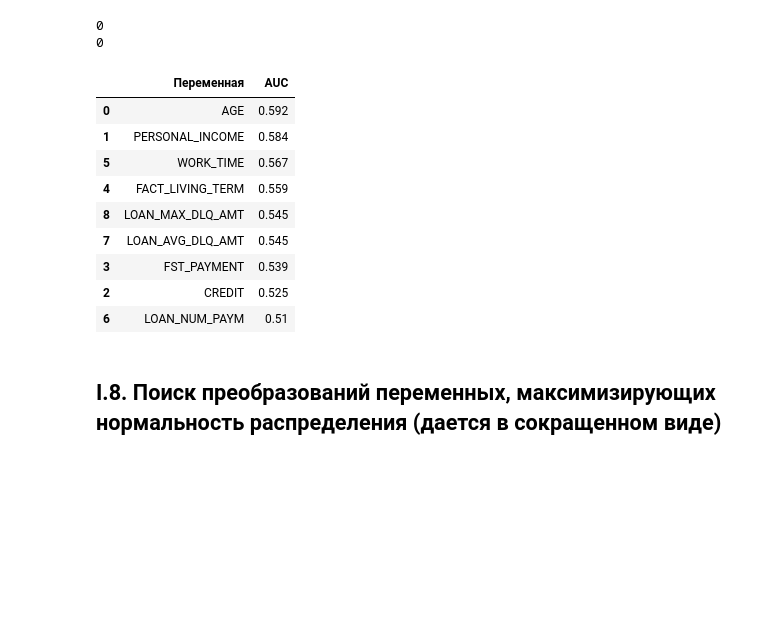
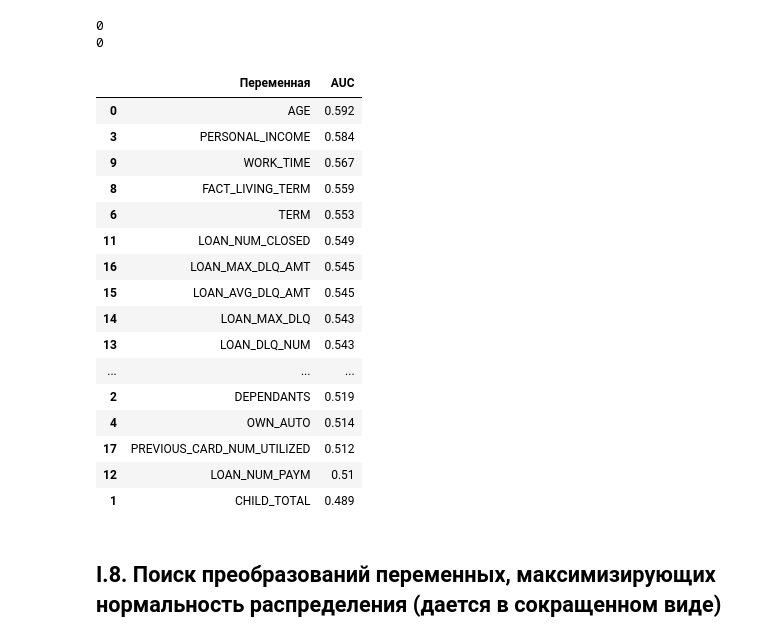
Before and after one commit to Gewissta/LP, a Jupyter notebook: Notebooks/Приложение 5_Пример предварительной подготовки данных (Конкурсная задача предсказания отклика ОТП Банка).ipynb, the cells around one changed output. Saved outputs shown, nothing was run; the diff lists cells and outputs as text; code cells hidden in the pictures; blank space fills up the shorter version.

```diff
--- a/Notebooks/Приложение 5_Пример предварительной подготовки данных (Конкурсная задача предсказания отклика ОТП Банка).ipynb
+++ b/Notebooks/Приложение 5_Пример предварительной подготовки данных (Конкурсная задача предсказания отклика ОТП Банка).ipynb
@@ -98,16 +98,16 @@ memory usage: 6.0+ MB
 # если в интересующей нас переменной есть пропуск
 # или при этом переменная SOCSTATUS_PENS_FL имеет значение 1,
 # заменяем такие пропуски меткой "Не указано"
-data['GEN_INDUSTRY'] = np.where(data['GEN_INDUSTRY'].isnull()
+data['GEN_INDUSTRY'] = np.where((data['GEN_INDUSTRY'].isnull())
                                 | (data['SOCSTATUS_PENS_FL'] == 1),
                                 'Не указано', data['GEN_INDUSTRY'])
-data['GEN_TITLE'] = np.where(data['GEN_TITLE'].isnull()
+data['GEN_TITLE'] = np.where((data['GEN_TITLE'].isnull())
                              | (data['SOCSTATUS_PENS_FL'] == 1),
                              'Не указано', data['GEN_TITLE'])
-data['ORG_TP_STATE'] = np.where(data['ORG_TP_STATE'].isnull()
+data['ORG_TP_STATE'] = np.where((data['ORG_TP_STATE'].isnull())
                                 | (data['SOCSTATUS_PENS_FL'] == 1),
                                 'Не указано', data['ORG_TP_STATE'])
-data['ORG_TP_FCAPITAL'] = np.where(data['ORG_TP_FCAPITAL'].isnull()
+data['ORG_TP_FCAPITAL'] = np.where((data['ORG_TP_FCAPITAL'].isnull())
                                    | (data['SOCSTATUS_PENS_FL'] == 1),
                                    'Не указано', data['ORG_TP_FCAPITAL'])
 
@@ -202,8 +202,7 @@ data.at[data['REGION_NM'] == 'ПОВОЛЖСКИЙ', 'REGION_NM'] = 'ПРИВО
 
 # записываем редкие категории в одну отдельную категорию
 for i in ['REG_ADDRESS_PROVINCE', 'POSTAL_ADDRESS_PROVINCE', 'FACT_ADDRESS_PROVINCE']:
-    data[i] = np.where((data[i] == 'Москва')
-                       | (data[i] == 'Хакасия')
+    data[i] = np.where((data[i] == 'Хакасия')
                        | (data[i] == 'Ямало-Ненецкий АО')
                        | (data[i] == 'Магаданская область')
                        | (data[i] == 'Калмыкия')
@@ -412,9 +431,10 @@ print(test.isnull().sum().sum())
 0
 0
 # %%
-def importance_auc(train, target, test):
-    train_copy = train.loc[:, train.apply(pd.Series.nunique) > 20].copy()
-    test_copy = test.loc[:, test.apply(pd.Series.nunique) > 20].copy()
+# пишем функцию, вычисляющую AUC для модели с одной переменной
+def importance_auc(train, y_train, test, y_test):
+    train_copy = train.copy()
+    test_copy = test.copy()
     # создаем список переменных
     col_list = train_copy.select_dtypes(include=['number']).columns
     # создаем список, в который будем записывать auc
@@ -422,12 +442,12 @@ def importance_auc(train, target, test):
     for i in col_list:
         train_copy[i].fillna(train_copy[i].median(), inplace=True)
         power = PowerTransformer(
-            method='yeo-johnson', standardize=True).fit(train_copy[i].values.reshape(-1,1))
-        train_copy[i] = power.transform(train_copy[i].values.reshape(-1,1))
+            method='yeo-johnson', standardize=True).fit(train_copy[[i]])
+        train_copy[i] = power.transform(train_copy[[i]])
         test_copy[i].fillna(test_copy[i].median(), inplace=True)
-        test_copy[i] = power.transform(test_copy[i].values.reshape(-1,1))
-        logreg = LogisticRegression(solver='liblinear').fit(train_copy[i].values.reshape(-1,1), y_train)
-        auc = roc_auc_score(y_test, logreg.predict_proba(test_copy[i].values.reshape(-1,1))[:, 1])
+        test_copy[i] = power.transform(test_copy[[i]])
+        logreg = LogisticRegression(solver='liblinear').fit(train_copy[[i]], y_train)
+        auc = roc_auc_score(y_test, logreg.predict_proba(test_copy[[i]])[:, 1])
         auc_list.append(auc)
 
     result = pd.DataFrame({'Переменная': col_list,
@@ -436,18 +456,25 @@ def importance_auc(train, target, test):
     cm = sns.light_palette('yellow', as_cmap=True)
     return(result.style.background_gradient(cmap=cm))
 # %%
-importance_auc(train, y_train, test)
+importance_auc(train, y_train, test, y_test)
 # %% [output]
 |  | Переменная | AUC |
 | 0 | AGE | 0.592 |
-| 1 | PERSONAL_INCOME | 0.584 |
-| 5 | WORK_TIME | 0.567 |
-| 4 | FACT_LIVING_TERM | 0.559 |
-| 8 | LOAN_MAX_DLQ_AMT | 0.545 |
-| 7 | LOAN_AVG_DLQ_AMT | 0.545 |
-| 3 | FST_PAYMENT | 0.539 |
-| 2 | CREDIT | 0.525 |
-| 6 | LOAN_NUM_PAYM | 0.51 |
+| 3 | PERSONAL_INCOME | 0.584 |
+| 9 | WORK_TIME | 0.567 |
+| 8 | FACT_LIVING_TERM | 0.559 |
+| 6 | TERM | 0.553 |
+| 11 | LOAN_NUM_CLOSED | 0.549 |
+| 16 | LOAN_MAX_DLQ_AMT | 0.545 |
+| 15 | LOAN_AVG_DLQ_AMT | 0.545 |
+| 14 | LOAN_MAX_DLQ | 0.543 |
+| 13 | LOAN_DLQ_NUM | 0.543 |
+| ... | ... | ... |
+| 2 | DEPENDANTS | 0.519 |
+| 4 | OWN_AUTO | 0.514 |
+| 17 | PREVIOUS_CARD_NUM_UTILIZED | 0.512 |
+| 12 | LOAN_NUM_PAYM | 0.51 |
+| 1 | CHILD_TOTAL | 0.489 |
 # %% [markdown]
 ## I.8. Поиск преобразований переменных, максимизирующих нормальность распределения (дается в сокращенном виде)
 # %%
```
Also changed, not shown: parts of 8 cells of this notebook, 1 other file.
